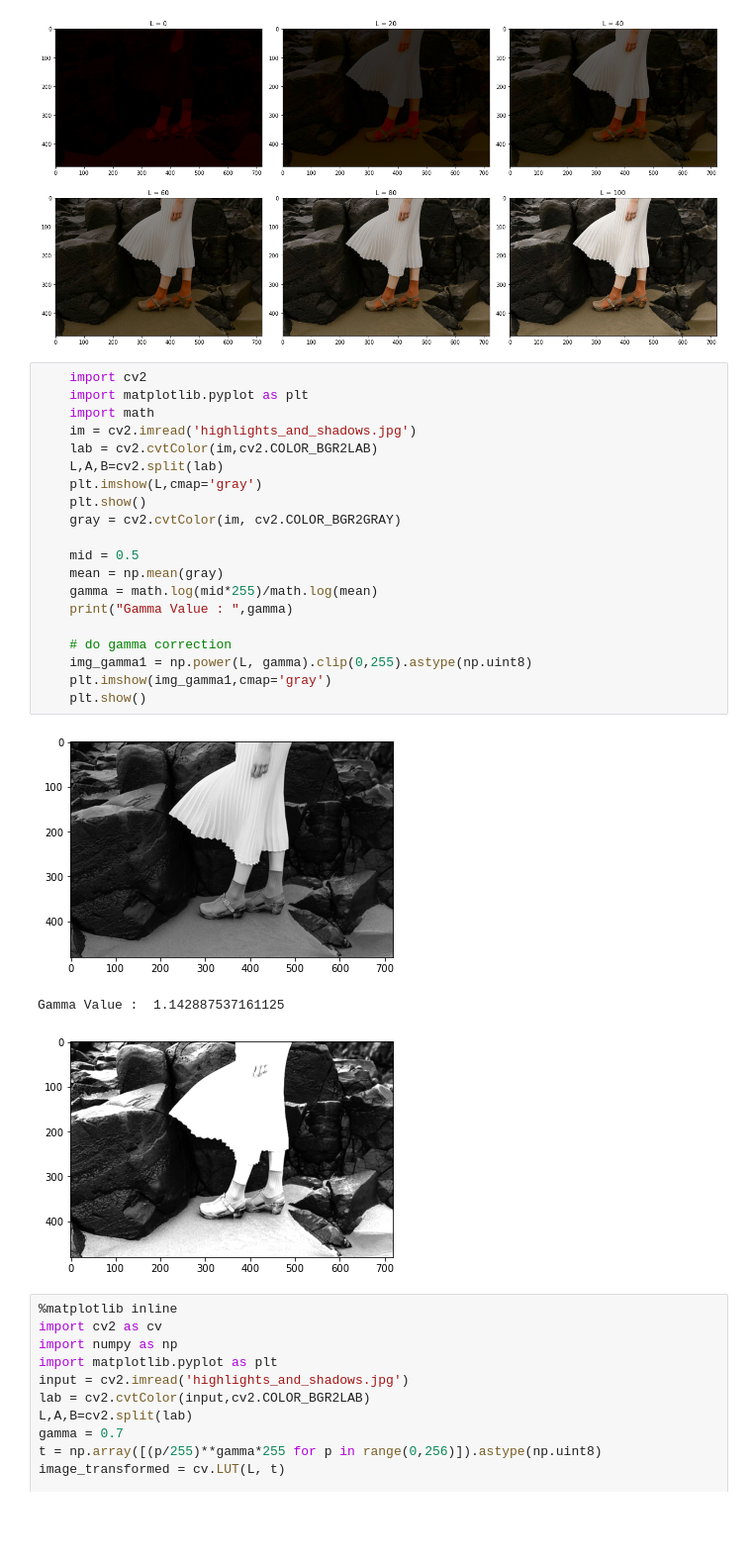
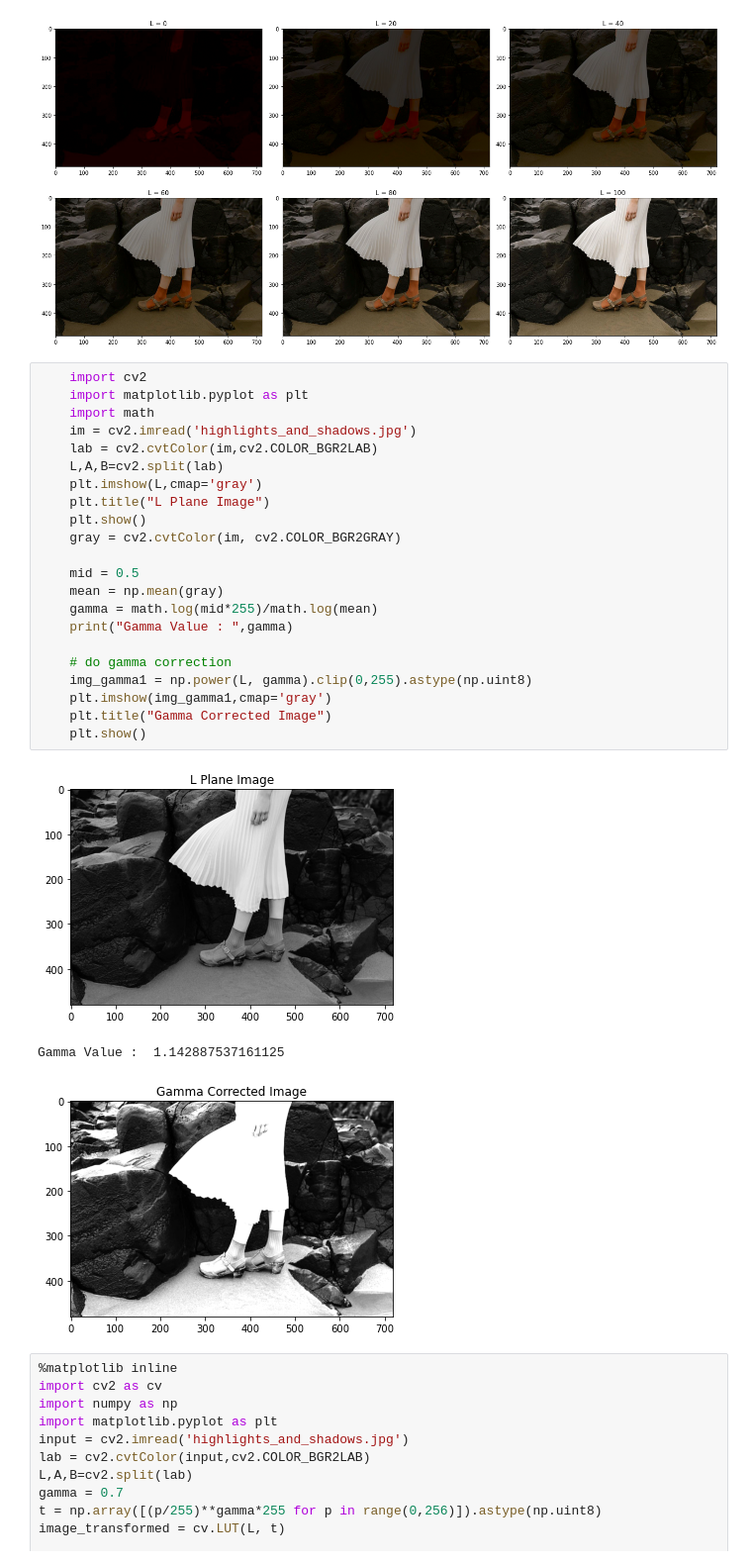
Before and after one commit to Gajaan08/FUNDAMENTALS-OF-IMAGE-PROCESSING, a Jupyter notebook: Assignment1/Assignment01_190185D.ipynb, the cells around one changed output. Shown at 99% size. Saved outputs shown, nothing was run; the diff lists cells and outputs as text; blank space fills up the shorter version.

```diff
--- a/Assignment1/Assignment01_190185D.ipynb
+++ b/Assignment1/Assignment01_190185D.ipynb
@@ -204,27 +204,29 @@ plt.show()
 # %%
     import cv2
     import matplotlib.pyplot as plt
     import math
     im = cv2.imread('highlights_and_shadows.jpg')
     lab = cv2.cvtColor(im,cv2.COLOR_BGR2LAB)
     L,A,B=cv2.split(lab)
     plt.imshow(L,cmap='gray')
+    plt.title("L Plane Image")
     plt.show()
     gray = cv2.cvtColor(im, cv2.COLOR_BGR2GRAY)
 
     mid = 0.5
     mean = np.mean(gray)
     gamma = math.log(mid*255)/math.log(mean)
     print("Gamma Value : ",gamma)
 
     # do gamma correction
     img_gamma1 = np.power(L, gamma).clip(0,255).astype(np.uint8)
     plt.imshow(img_gamma1,cmap='gray')
+    plt.title("Gamma Corrected Image")
     plt.show()
 # %% [output]
-[figure, old version]
+[figure, new version]
 Gamma Value :  1.142887537161125
-[figure, old version]
+[figure, new version]
 # %%
 %matplotlib inline
 import cv2 as cv
```
Also changed, not shown: parts of 1 cell of this notebook.
